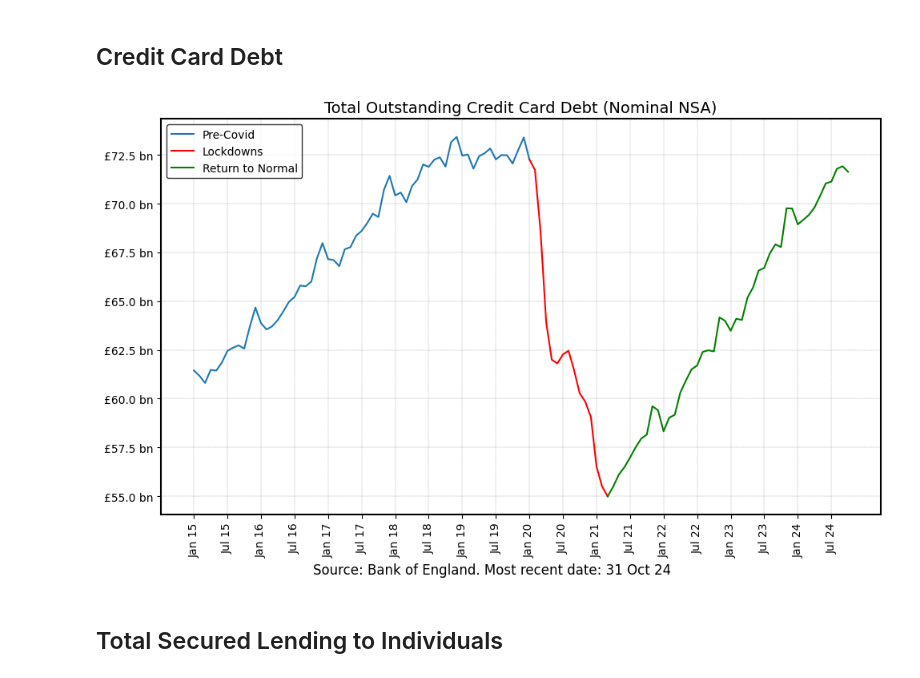
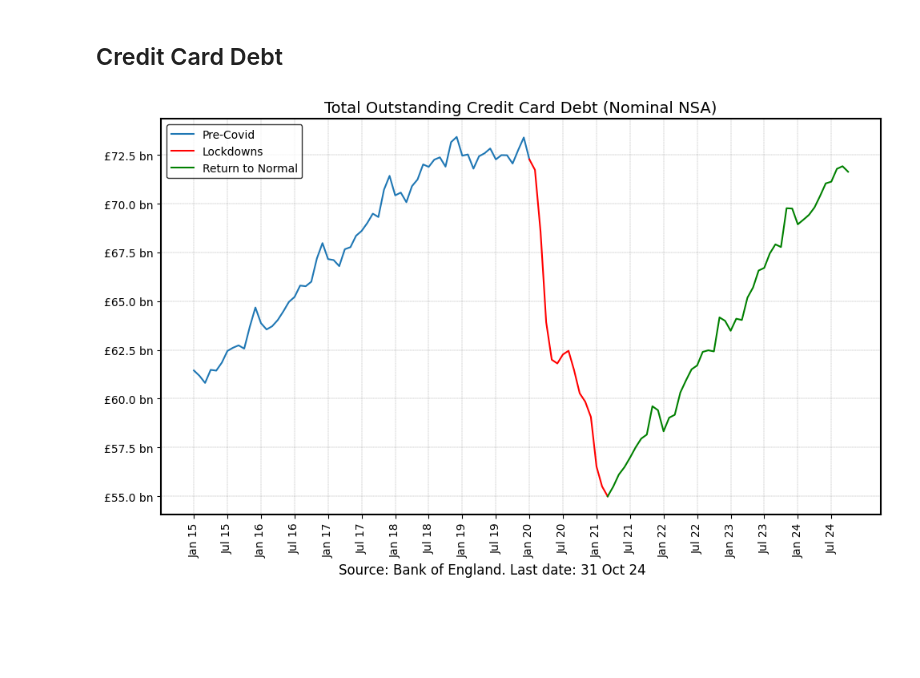
Before and after one commit to rpreen/econ, a Jupyter notebook: econ.ipynb, the cells around one changed output. Saved outputs shown, nothing was run; the diff lists cells and outputs as text; code cells hidden in the pictures; blank space fills up the shorter version.

```diff
--- a/econ.ipynb
+++ b/econ.ipynb
@@ -588,34 +688,32 @@ color = line1.get_color()
 ax.plot(df_covid["Month_Year"], df_covid["Total"], color="red", label="Lockdowns")
 
 # return to normal
 ax.plot(df_new["Month_Year"], df_new["Total"], color="green", label="Return to Normal")
 
 ax.set_title("Total Outstanding Credit Card Debt (Nominal NSA)", fontsize=14)
 
 formatter = FuncFormatter(pound_formatter)
 plt.gca().yaxis.set_major_formatter(formatter)
 ax.grid(True, color="grey", linestyle="--", linewidth=0.25)
 
 xticks = df_credit["Month_Year"][::6]  # every nth date
 plt.xticks(xticks, rotation=90)
 
 for spine in ax.spines.values():
     spine.set_edgecolor("black")
     spine.set_linewidth(1.5)
 
 fig.text(
     0.5,
     -0.01,
-    f"Source: Bank of England. Most recent date: {last_date}",
+    f"Source: Bank of England. Last date: {last_date}",
     ha="center",
     fontsize=12,
     color="black",
 )
 
 plt.legend(facecolor="white", edgecolor="black", fontsize=10)
 plt.tight_layout()
 plt.savefig("credit.png", dpi=300, bbox_inches="tight")
 # %% [output]
-[figure, old version]
+[figure, new version]
-# %% [markdown]
-## Total Secured Lending to Individuals
```
Also changed, not shown: parts of 19 cells of this notebook, 2 other files.
